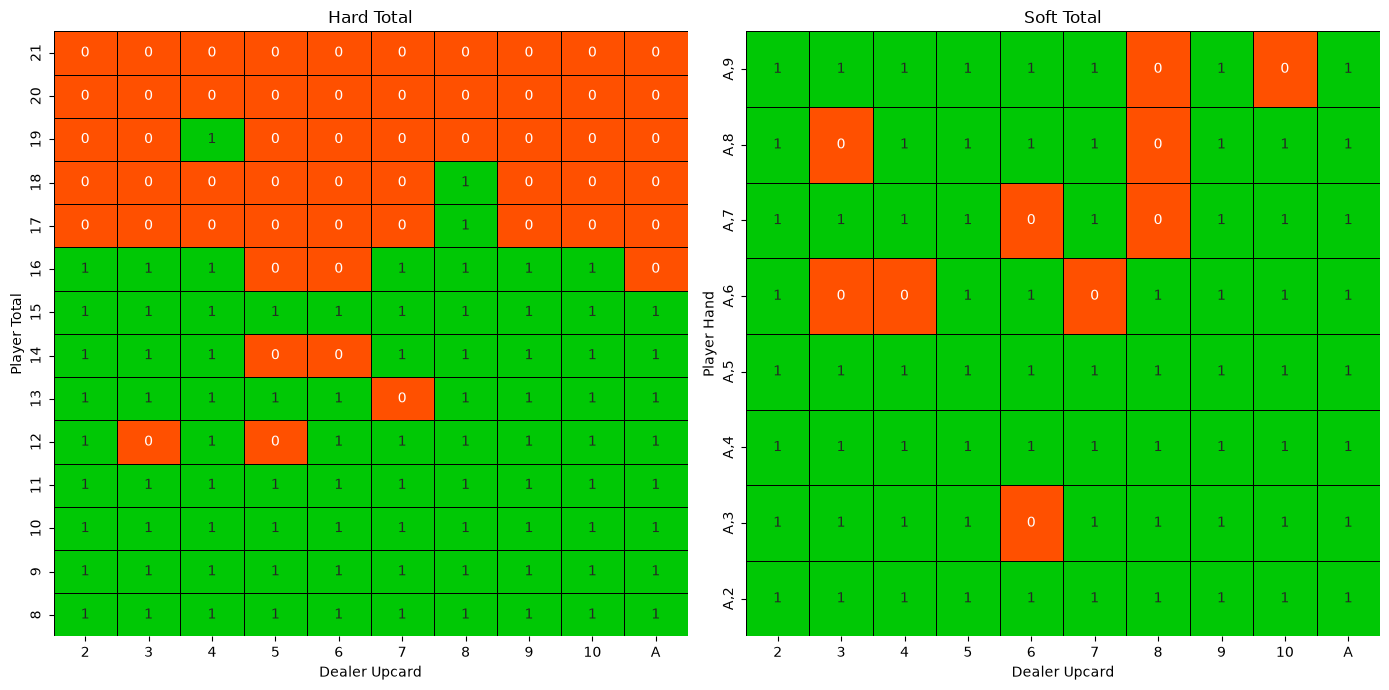
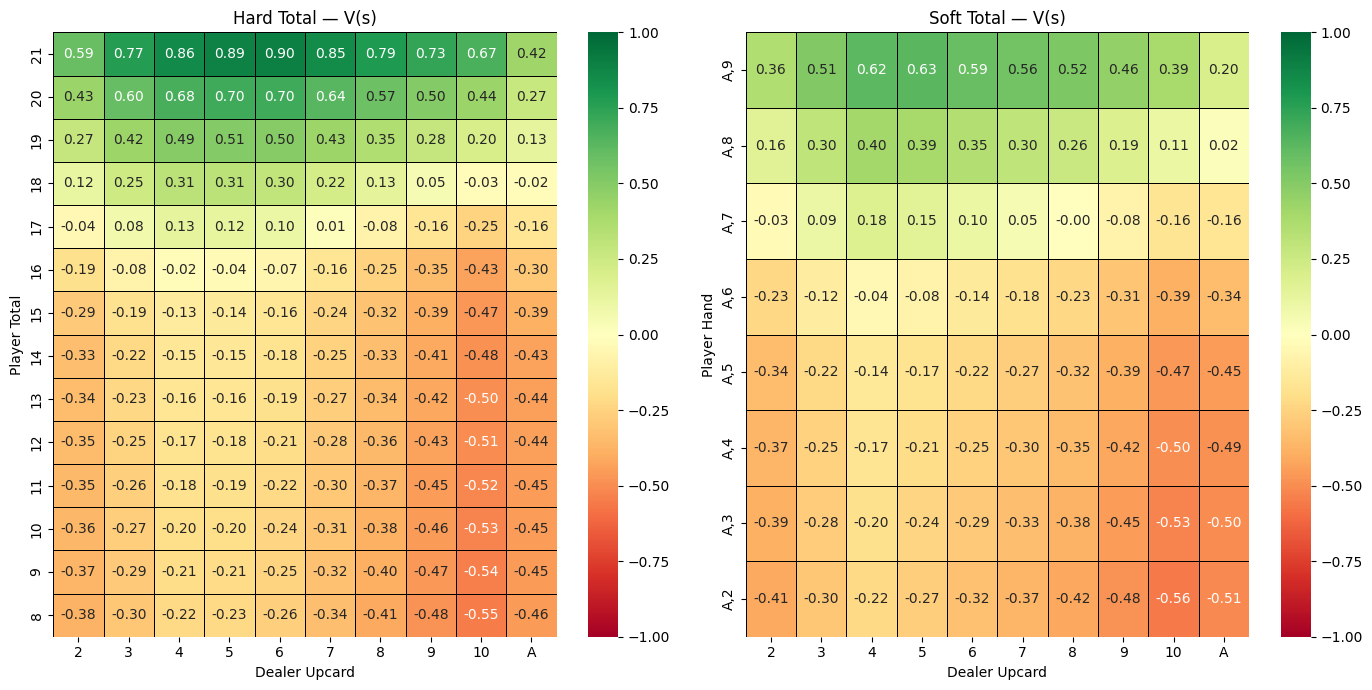
The change to this notebook cell's code, shown as a diff; its figure went from the first image to the second:
--- before
+++ after
@@ -1,49 +1,47 @@
+dealer_upcards = [(i, str(i)) for i in range(2, 11)] + [(1, 'A')]
 
-pink = '#FF5000' 
-green = '#00C805' 
-action_cmap = ListedColormap([pink, green])
-
-dealer_upcards = [(i, str(i)) for i in range(2, 11)] + [(1, 'A')]
+def v_hat(player_sum, dealer_up, usable_ace):
+    s1, s2, s3 = player_sum - 1, dealer_up - 1, usable_ace
+    xi = torch.tensor(x(s1, s2, s3), dtype=torch.float32)
+    with torch.no_grad():
+        return model_v(xi).squeeze().item()
 
 hard_table = []
 soft_table = []
+
 for player_sum in range(8, 22):
-    pi = player_sum - 1
     for dealer_up, dealer_label in dealer_upcards:
-        di = dealer_up - 1
         hard_table.append({
             'Player': player_sum,
             'Dealer': dealer_label,
-            'Action': np.argmax(q[pi, di, 0]),
+            'Value': v_hat(player_sum, dealer_up, 0),
         })
 
 for player_sum in range(13, 21):
-    pi = player_sum - 1
     hand = f"A,{player_sum - 11}"
     for dealer_up, dealer_label in dealer_upcards:
-        di = dealer_up - 1
         soft_table.append({
             'Player': hand,
             'Dealer': dealer_label,
-            'Action': np.argmax(q[pi, di, 1]),
+            'Value': v_hat(player_sum, dealer_up, 1),
         })
 
 col_order = [str(i) for i in range(2, 11)] + ['A']
 soft_hand_order = [f"A,{i}" for i in range(9, 1, -1)]
-hard_pivot = pd.DataFrame(hard_table).pivot(index='Player', columns='Dealer', values='Action')[col_order].sort_index(ascending=False)
-soft_pivot = pd.DataFrame(soft_table).pivot(index='Player', columns='Dealer', values='Action')[col_order].reindex(soft_hand_order)
+hard_pivot = pd.DataFrame(hard_table).pivot(index='Player', columns='Dealer', values='Value')[col_order].sort_index(ascending=False)
+soft_pivot = pd.DataFrame(soft_table).pivot(index='Player', columns='Dealer', values='Value')[col_order].reindex(soft_hand_order)
 
 plt.figure(figsize=(14, 7))
 plt.subplot(1, 2, 1)
-sns.heatmap(hard_pivot, cmap=action_cmap, cbar=False,
-            linewidths=.5, linecolor='black', annot=True, fmt='d')
-plt.title('Hard Total')
+sns.heatmap(hard_pivot, cmap='RdYlGn', center=0, vmin=-1, vmax=1,
+            linewidths=.5, linecolor='black', annot=True, fmt='.2f')
+plt.title('Hard Total — V(s)')
 plt.xlabel('Dealer Upcard')
 plt.ylabel('Player Total')
 
 plt.subplot(1, 2, 2)
-sns.heatmap(soft_pivot, cmap=action_cmap, cbar=False,
-            linewidths=.5, linecolor='black', annot=True, fmt='d')
-plt.title('Soft Total')
+sns.heatmap(soft_pivot, cmap='RdYlGn', center=0, vmin=-1, vmax=1,
+            linewidths=.5, linecolor='black', annot=True, fmt='.2f')
+plt.title('Soft Total — V(s)')
 plt.xlabel('Dealer Upcard')
 plt.ylabel('Player Hand')

Commit: running but always sticking